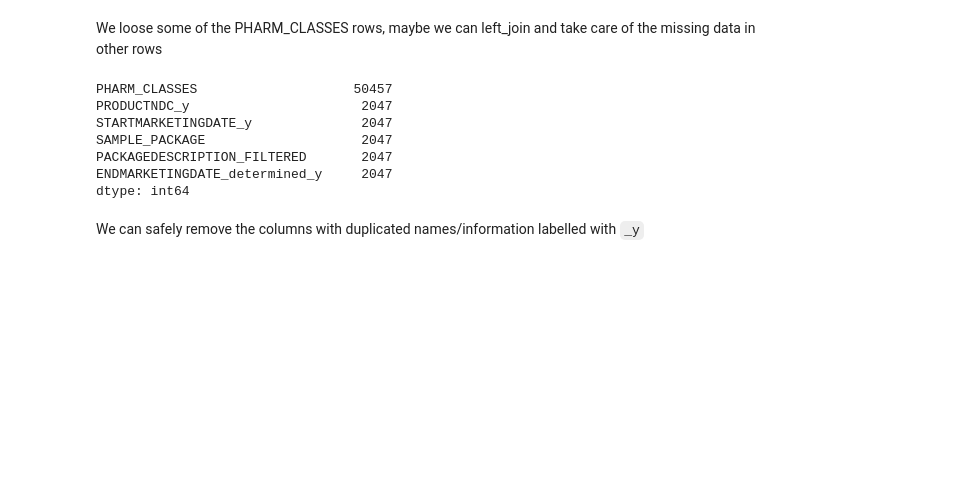
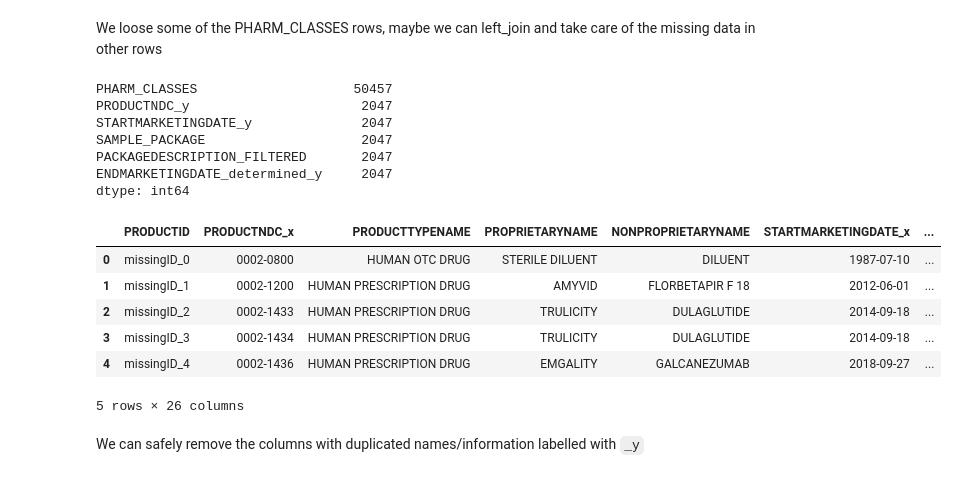
Before and after one commit to simlal/data-mining-assignments_bin710, a Jupyter notebook: dev2/tp2.ipynb, the cells around one changed output. Saved outputs shown, nothing was run; the diff lists cells and outputs as text; code cells hidden in the pictures; blank space fills up the shorter version.

```diff
--- a/dev2/tp2.ipynb
+++ b/dev2/tp2.ipynb
@@ -2106,5 +2105,15 @@ SAMPLE_PACKAGE                    2047
 PACKAGEDESCRIPTION_FILTERED       2047
 ENDMARKETINGDATE_determined_y     2047
 dtype: int64
+# %%
+rx_df[rx_df[rx_df.isnull().sum()[rx_df.isnull().sum() > 0].drop("PHARM_CLASSES").index].isnull().any(axis=1)].head()
+# %% [output]
+|  | PRODUCTID | PRODUCTNDC_x | PRODUCTTYPENAME | PROPRIETARYNAME | NONPROPRIETARYNAME | STARTMARKETINGDATE_x | ... |
+| 0 | missingID_0 | 0002-0800 | HUMAN OTC DRUG | STERILE DILUENT | DILUENT | 1987-07-10 | ... |
+| 1 | missingID_1 | 0002-1200 | HUMAN PRESCRIPTION DRUG | AMYVID | FLORBETAPIR F 18 | 2012-06-01 | ... |
+| 2 | missingID_2 | 0002-1433 | HUMAN PRESCRIPTION DRUG | TRULICITY | DULAGLUTIDE | 2014-09-18 | ... |
+| 3 | missingID_3 | 0002-1434 | HUMAN PRESCRIPTION DRUG | TRULICITY | DULAGLUTIDE | 2014-09-18 | ... |
+| 4 | missingID_4 | 0002-1436 | HUMAN PRESCRIPTION DRUG | EMGALITY | GALCANEZUMAB | 2018-09-27 | ... |
+5 rows × 26 columns
 # %% [markdown]
 We can safely remove the columns with duplicated names/information labelled with `_y`
```
Also changed, not shown: parts of 97 cells of this notebook.
